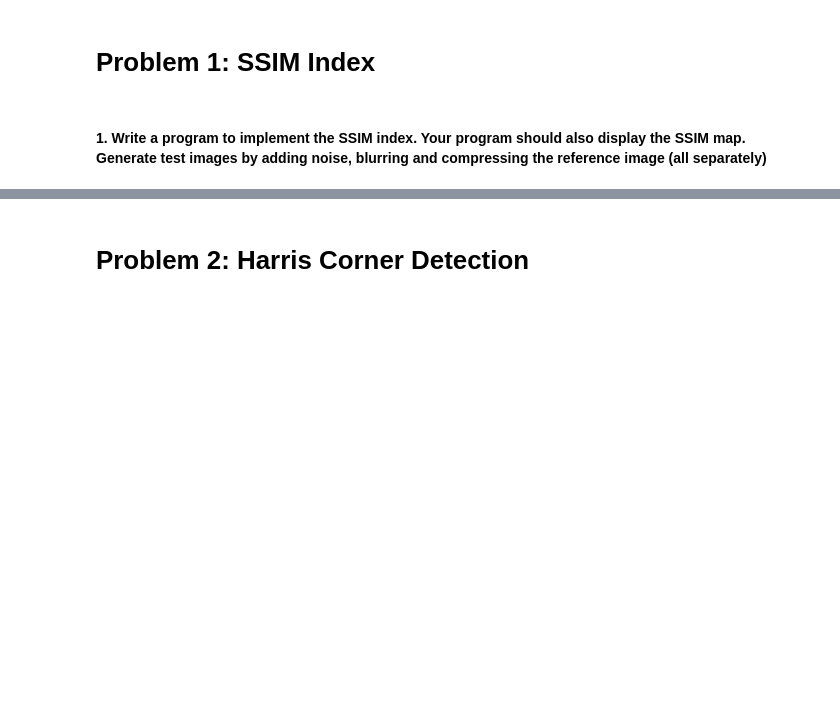
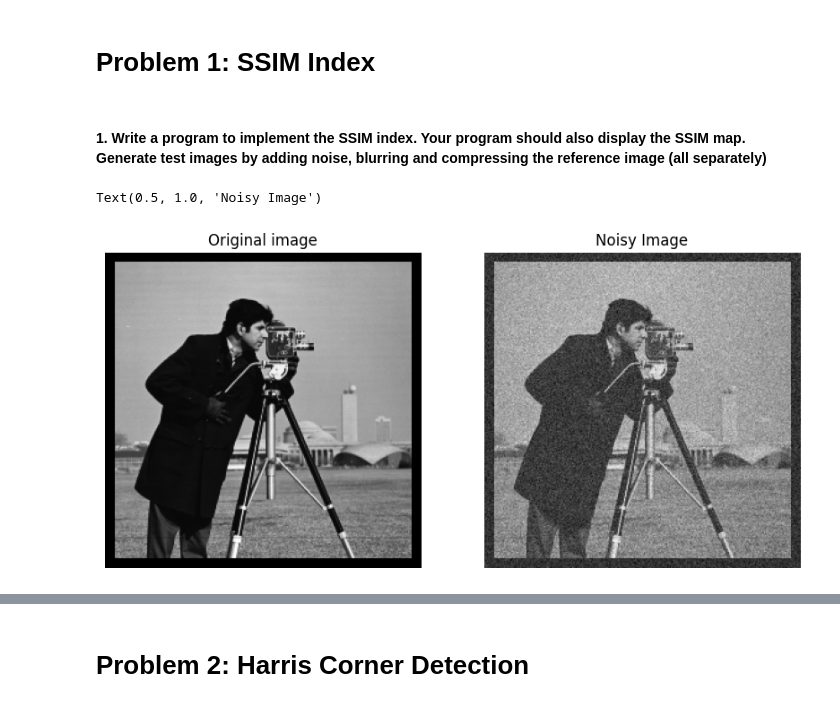
Before and after one commit to shashankkapoor/Digital_Image_Processing_EE608, a Jupyter notebook: s22022_hw3/s22022_hw3.ipynb, the cells around one changed output, grey strips where cells are left out. Cells and saved outputs as stored; diff of their text form; code cells hidden in the pictures; blank space fills up the shorter version.

```diff
--- a/s22022_hw3/s22022_hw3.ipynb
+++ b/s22022_hw3/s22022_hw3.ipynb
@@ -31,3 +41,24 @@ gray_image_path="/content/drive/MyDrive/Images_HWS/DIP_gray_scales/Cameraman - C
 # Problem 1: SSIM Index
 # %% [markdown]
 #### 1. Write a program to implement the SSIM index. Your program should also display the SSIM map. Generate test images by adding noise, blurring and compressing the reference image (all separately)
+# %%
+def add_gaussian_noise(image, mean, std_dev):
+    image_array = np.array(image)
+    noise = np.zeros(image_array.shape, dtype=np.float32)
+    for i in range(image_array.shape[0]):
+        for j in range(image_array.shape[1]):
+            noise[i, j] = random.gauss(mean, std_dev)
+    noisy_image = image_array + noise
+    noisy_image = (noisy_image - noisy_image.min()) / (noisy_image.max() - noisy_image.min()) * 255
+    return Image.fromarray(noisy_image.astype(np.uint8))
+
+def bluring(image, kernel_size):
+  blur = np.zeros(np.shape(image), dtype='int')
+  kernel = np.ones((kernel_size,kernel_size), dtype = 'int')
+  pad_size=kernel.shape[0]//2
+  padded_image=np.pad(image,pad_size,mode='constant')
+  for i in range(image.shape[0]):
+    for j in range(image.shape[1]):
+      div = 1/((kernel.shape[0])*(kernel.shape[1]))
+      blur[i][j] = div * np.sum(kernel * padded_image[i:i+kernel_size, j:j+kernel_size])
+  return blur
@@ -33,0 +128,22 @@ gray_image_path="/content/drive/MyDrive/Images_HWS/DIP_gray_scales/Cameraman - C
+# %%
+gray_image=np.array(Image.open(gray_image_path))
+mean = 0
+std_dev = 20
+noisy_image = add_gaussian_noise(gray_image,mean,std_dev)
+
+fig = plt.figure(figsize=(10, 7))
+rows = 1
+columns = 2
+
+fig.add_subplot(rows, columns, 1)
+plt.imshow(gray_image, cmap='gray')
+plt.axis('off')
+plt.title("Original image")
+
+fig.add_subplot(rows, columns, 2)
+plt.imshow(noisy_image, cmap='gray')
+plt.axis('off')
+plt.title("Noisy Image")
+# %% [output]
+Text(0.5, 1.0, 'Noisy Image')
+[figure, added]
```
Also changed, not shown: parts of 12 cells of this notebook.
